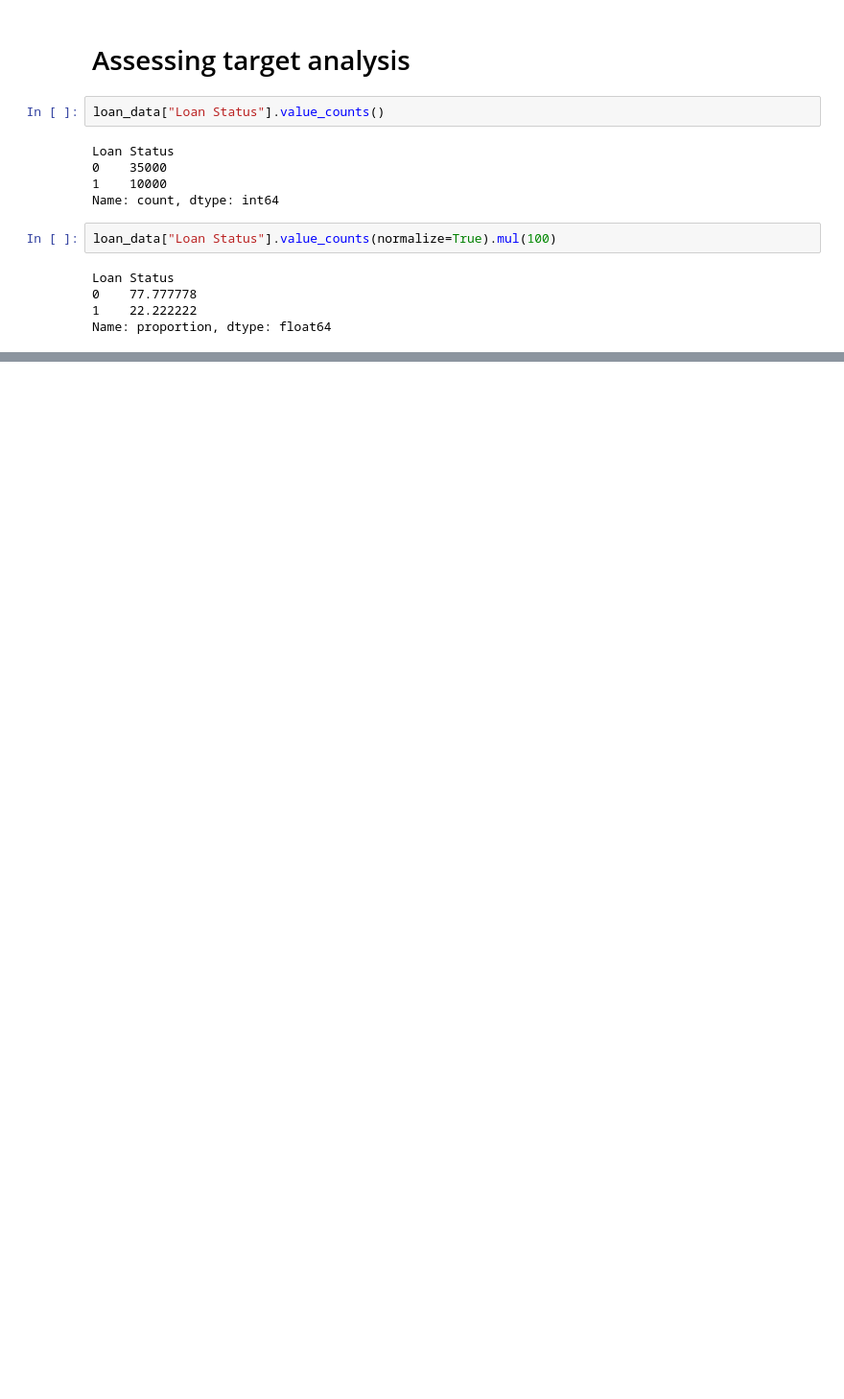
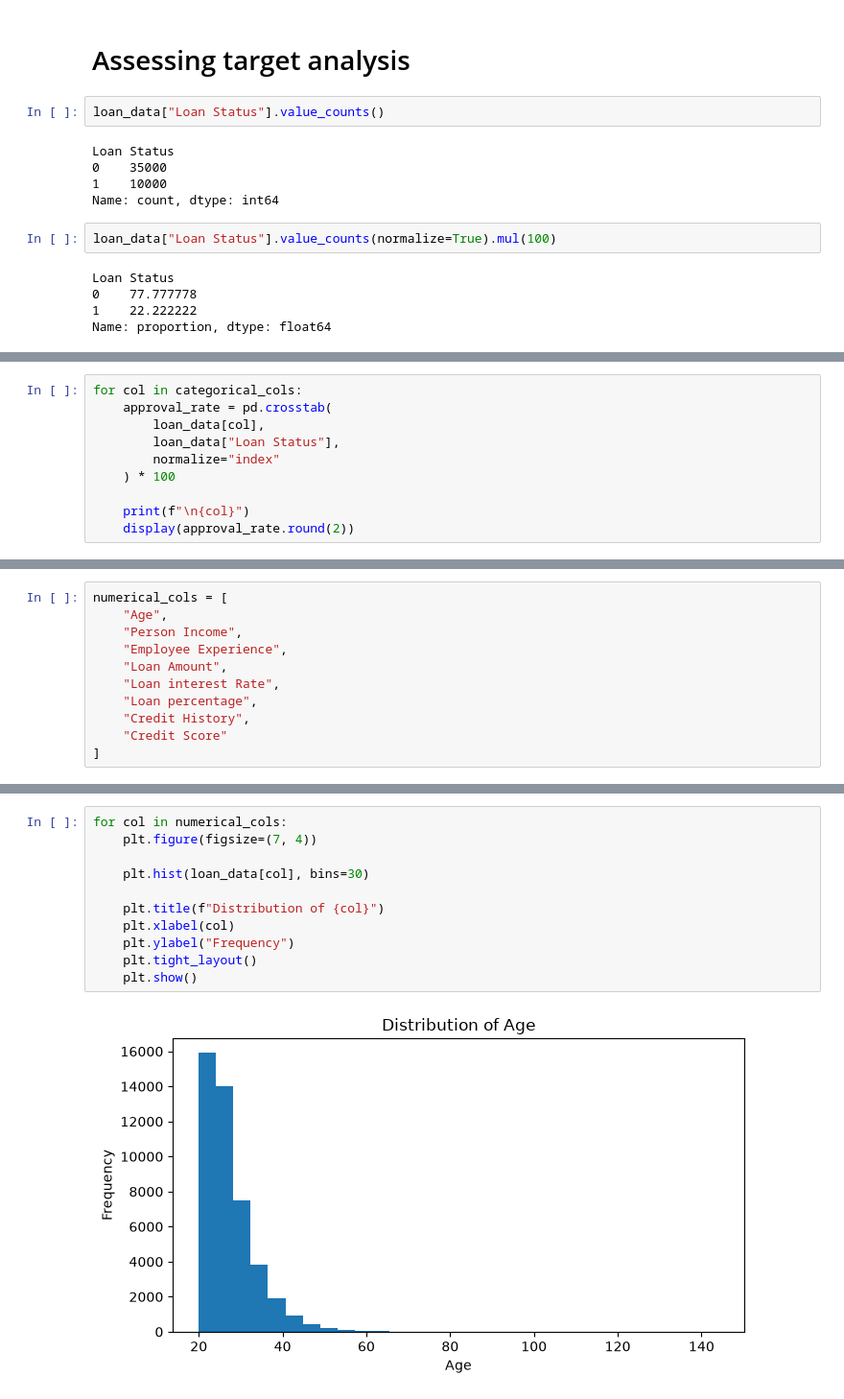
Before and after one commit to Xilaveko028/loan-approval-prediction, a Jupyter notebook: notebooks/02_EDA.ipynb, the cells around one changed output, grey strips where cells are left out. Shown at 96% size. Drawn from its saved outputs; the diff is of its cells as text; blank space fills up the shorter version.

```diff
--- a/notebooks/02_EDA.ipynb
+++ b/notebooks/02_EDA.ipynb
@@ -48,0 +113,10 @@ Name: proportion, dtype: float64
+# %%
+for col in categorical_cols:
+    approval_rate = pd.crosstab(
+        loan_data[col],
+        loan_data["Loan Status"],
+        normalize="index"
+    ) * 100
+
+    print(f"\n{col}")
+    display(approval_rate.round(2))
@@ -48,0 +162,11 @@ Name: proportion, dtype: float64
+# %%
+numerical_cols = [
+    "Age",
+    "Person Income",
+    "Employee Experience",
+    "Loan Amount",
+    "Loan interest Rate",
+    "Loan percentage",
+    "Credit History",
+    "Credit Score"
+]
@@ -48,0 +185,13 @@ Name: proportion, dtype: float64
+# %%
+for col in numerical_cols:
+    plt.figure(figsize=(7, 4))
+
+    plt.hist(loan_data[col], bins=30)
+
+    plt.title(f"Distribution of {col}")
+    plt.xlabel(col)
+    plt.ylabel("Frequency")
+    plt.tight_layout()
+    plt.show()
+# %% [output]
+[figure, added]
```
Also changed, not shown: parts of 39 cells of this notebook.
